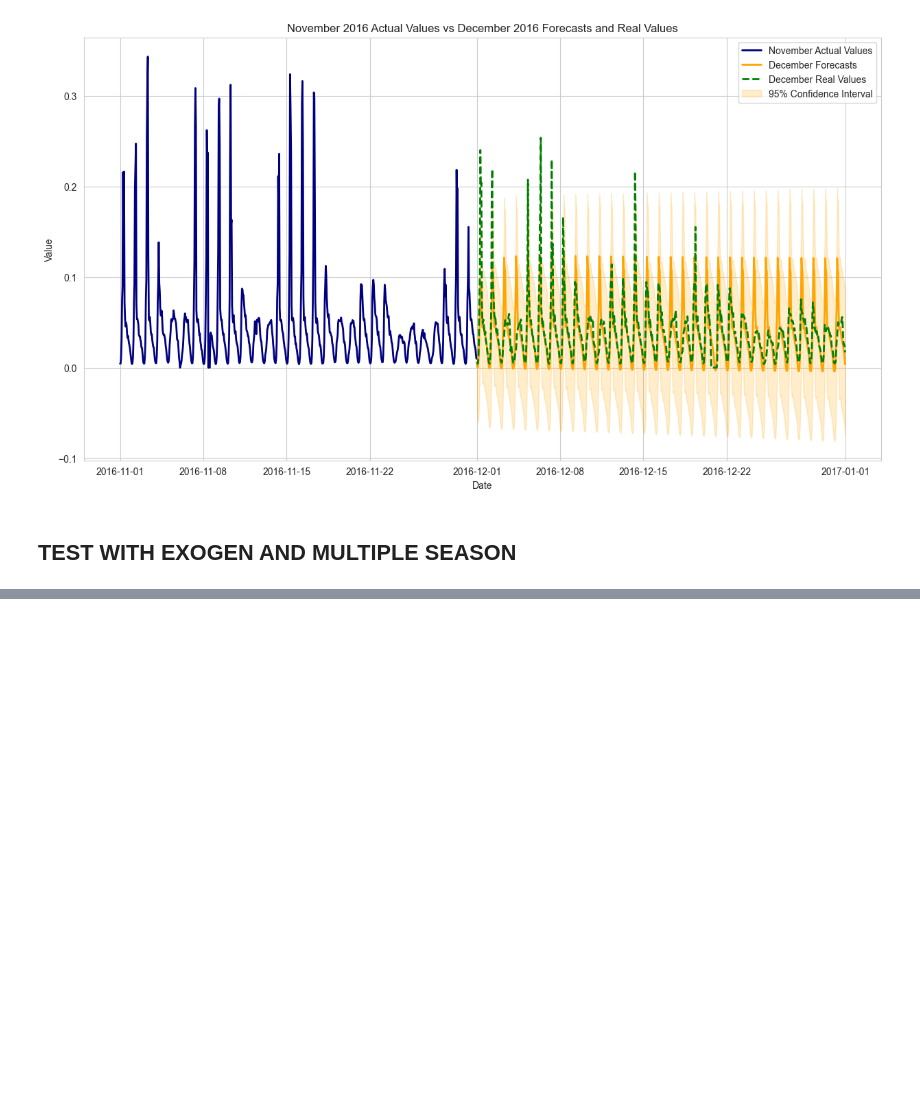
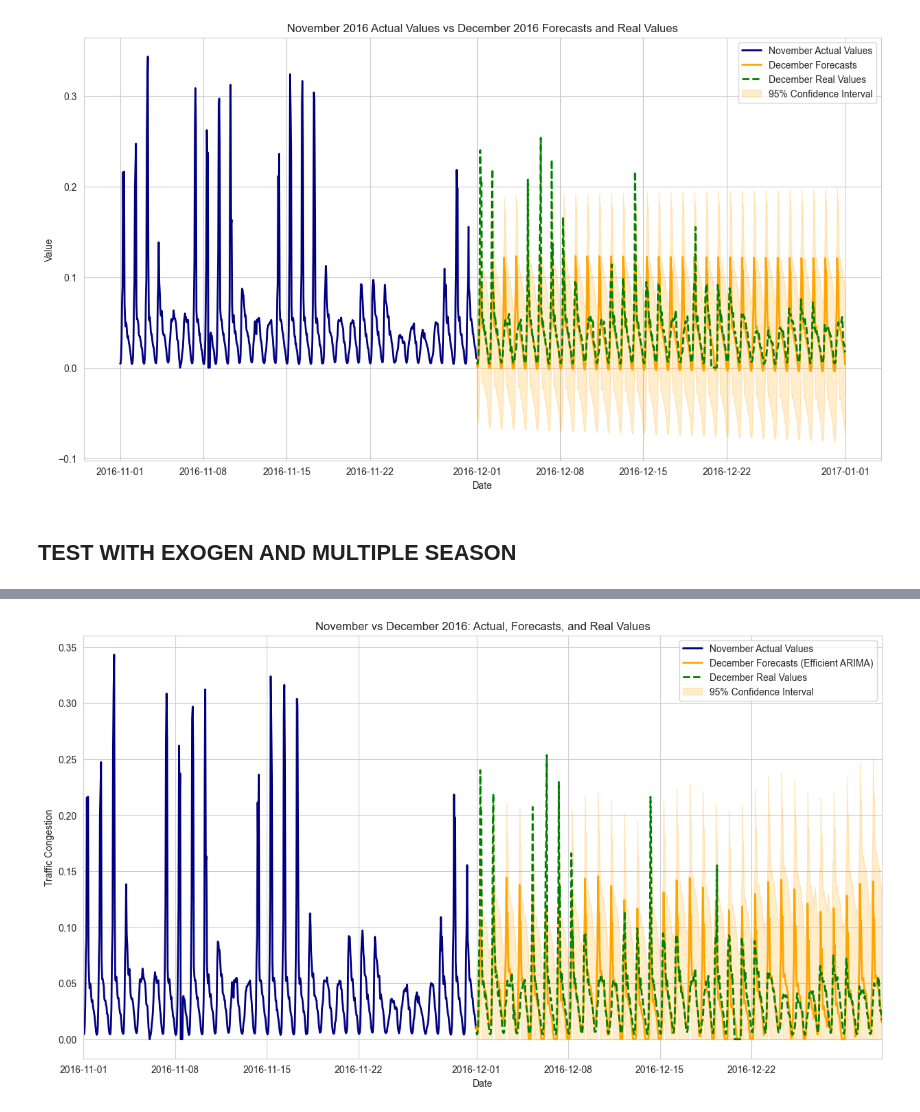
Before and after one commit to alexcri90/Project_TimeSeries, a Jupyter notebook: Notebook.ipynb, the cells around one changed output, grey strips where cells are left out. Cells and saved outputs as stored; diff of their text form; code cells hidden in the pictures; blank space fills up the shorter version.

```diff
--- a/Notebook.ipynb
+++ b/Notebook.ipynb
@@ -1535,0 +1487,82 @@ Included features: ['daily_sin_1', 'daily_cos_1', 'daily_sin_2', 'daily_cos_2',
+# %%
+# Cell 22 (FIXED) - Plot Efficient Model Results
+def plot_complete_comparison_efficient(df, forecast_csv, solution_path):
+    """
+    Plot November actuals, December efficient forecasts, and December real values
+    Colors chosen for colorblind visibility:
+    - November actuals: Dark Blue
+    - December forecasts: Orange
+    - December real values: Green
+    - Confidence intervals: Light Orange shading
+    """
+    # Read data files
+    forecasts = pd.read_csv(forecast_csv)
+    forecasts['datetime'] = pd.to_datetime(forecasts['datetime'])
+
+    solution = pd.read_csv(solution_path)
+    solution.index = pd.date_range(start='2016-12-01',
+                                 periods=len(solution),
+                                 freq='H')
+
+    # Get November data
+    november_start = '2016-11-01'
+    november_end = '2016-11-30 23:00:00'
+    november_data = df.loc[november_start:november_end]
+
+    # Create plot with proper size and dpi for better readability
+    plt.figure(figsize=(15, 8), dpi=100)
+
+    # Plot November actual values (Dark Blue)
+    plt.plot(november_data.index, november_data['X'],
+             label='November Actual Values',
+             color='#000080',  # Dark Blue
+             linewidth=2)
+
+    # Plot December forecasts (Orange) - making sure it's in December
+    plt.plot(pd.date_range(start='2016-12-01', periods=len(forecasts), freq='H'),
+             forecasts['ARIMA_forecast'],
+             label='December Forecasts (Efficient ARIMA)',
+             color='#FFA500',  # Orange
+             linewidth=2)
+
+    # Plot December real values (Green)
+    plt.plot(solution.index, solution['X'],
+             label='December Real Values',
+             color='#008000',  # Green
+             linewidth=2,
+             linestyle='--')
+
+    # Add confidence intervals - making sure they're in December
+    plt.fill_between(pd.date_range(start='2016-12-01', periods=len(forecasts), freq='H'),
+                    forecasts['ARIMA_lower'],
+                    forecasts['ARIMA_upper'],
+                    color='#FFA500',  # Orange
+                    alpha=0.2,
+                    label='95% Confidence Interval')
+
+    plt.title('November vs December 2016: Actual, Forecasts, and Real Values')
+    plt.ylabel('Traffic Congestion')
+    plt.xlabel('Date')
+    plt.legend()
+    plt.grid(True)
+
+    # Adjust x-axis to show the entire period clearly
+    plt.xlim(november_data.index[0], solution.index[-1])
+
+    # Print comparison statistics
+    print("\nForecast Error Metrics:")
+    mae = mean_absolute_error(solution['X'], forecasts['ARIMA_forecast'])
+    rmse = np.sqrt(mean_squared_error(solution['X'], forecasts['ARIMA_forecast']))
+    print(f"MAE: {mae:.4f}")
+    print(f"RMSE: {rmse:.4f}")
+
+    plt.show()
+
+# Execute the plot
+solution_path = os.path.join('solution', 't2_solution.csv')
+if os.path.exists('arima_forecasts_efficient.csv') and os.path.exists(solution_path):
+    print("Plotting complete comparison...")
+    plot_complete_comparison_efficient(df, 'arima_forecasts_efficient.csv', solution_path)
+else:
+    print("Missing required files. Please check both forecast and solution files exist.")
+# %% [output]
@@ -1535,0 +1574 @@ Included features: ['daily_sin_1', 'daily_cos_1', 'daily_sin_2', 'daily_cos_2',
+[figure, added]
```
Also changed, not shown: parts of 8 cells of this notebook, 2 other files.
